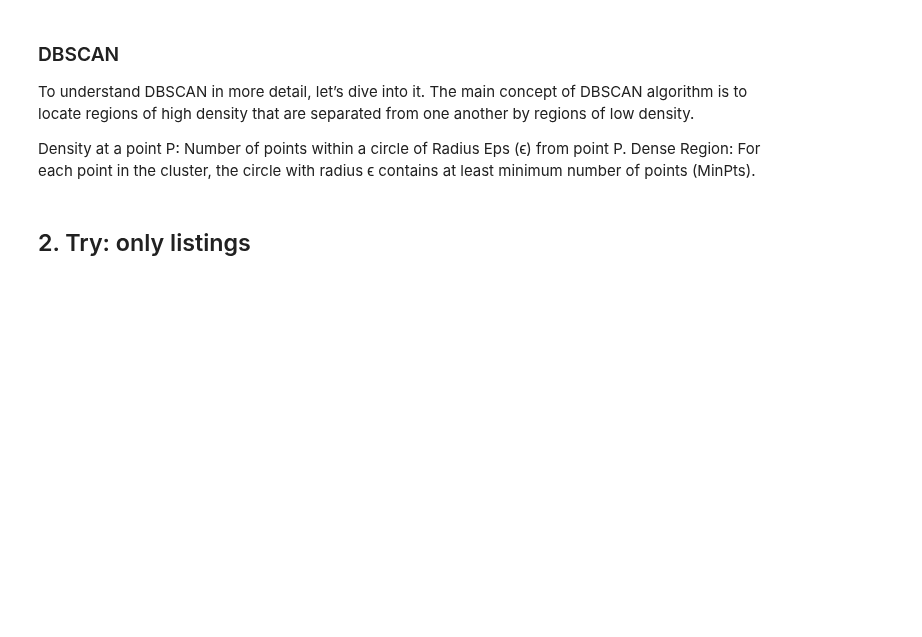
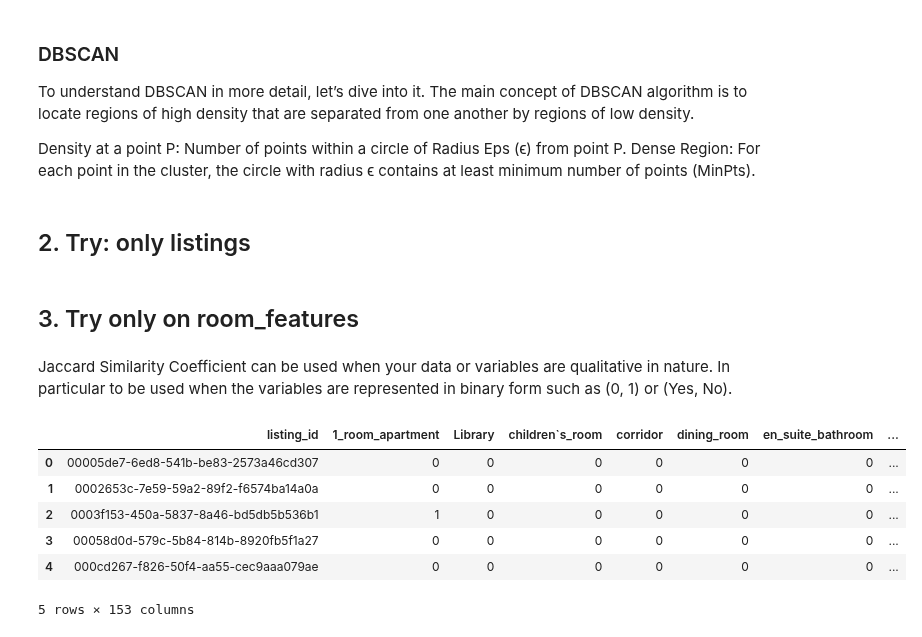
Before and after one commit to neue-fische-traum/traum-preis, a Jupyter notebook: notebooks/clustering.ipynb, the cells around one changed output. Drawn from its saved outputs; the diff is of its cells as text; code cells hidden in the pictures; blank space fills up the shorter version.

```diff
--- a/notebooks/clustering.ipynb
+++ b/notebooks/clustering.ipynb
@@ -173,3 +201,17 @@ df_listings.columns
 df_listings.query('cluster_01_7 == 0').region.unique()
 # %%
 df_listings.region.value_counts()
+# %% [markdown]
+## 3. Try only on room_features
+# %% [markdown]
+Jaccard Similarity Coefficient can be used when your data or variables are qualitative in nature. In particular to be used when the variables are represented in binary form such as (0, 1) or (Yes, No).
+# %%
+df_room_features.head()
+# %% [output]
+|  | listing_id | 1_room_apartment | Library | children`s_room | corridor | dining_room | en_suite_bathroom | ... |
+| 0 | 00005de7-6ed8-541b-be83-2573a46cd307 | 0 | 0 | 0 | 0 | 0 | 0 | ... |
+| 1 | 0002653c-7e59-59a2-89f2-f6574ba14a0a | 0 | 0 | 0 | 0 | 0 | 0 | ... |
+| 2 | 0003f153-450a-5837-8a46-bd5db5b536b1 | 1 | 0 | 0 | 0 | 0 | 0 | ... |
+| 3 | 00058d0d-579c-5b84-814b-8920fb5f1a27 | 0 | 0 | 0 | 0 | 0 | 0 | ... |
+| 4 | 000cd267-f826-50f4-aa55-cec9aaa079ae | 0 | 0 | 0 | 0 | 0 | 0 | ... |
+5 rows × 153 columns
```
Also changed, not shown: parts of 11 cells of this notebook.
